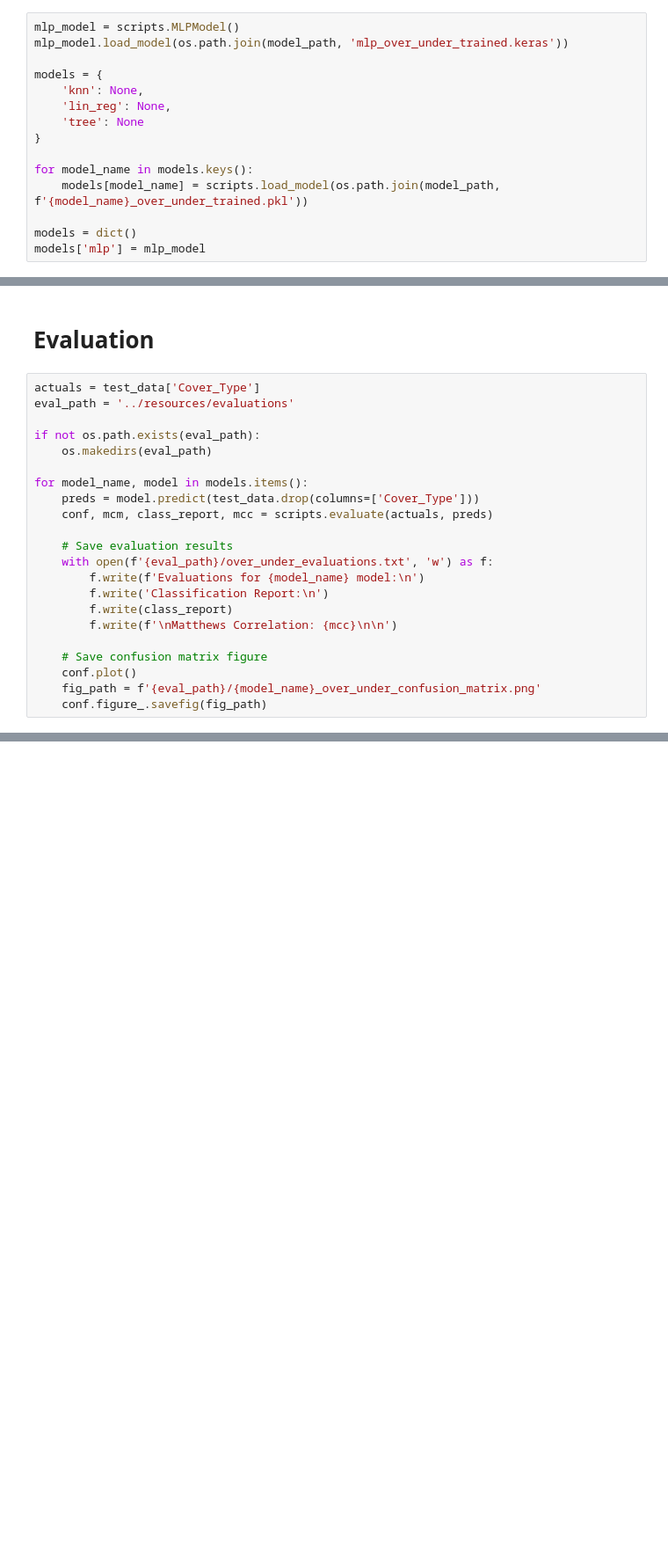
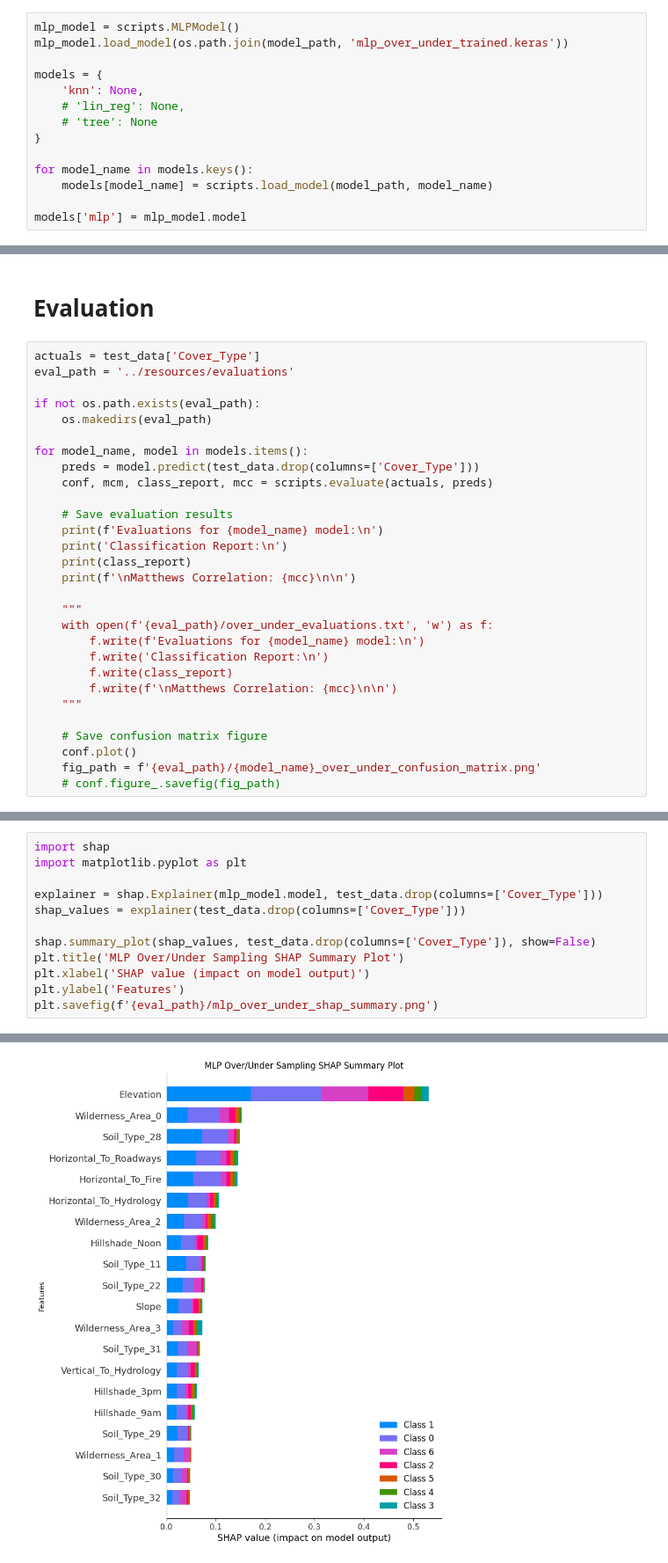
Before and after one commit to Sb4345/CSCI-635-1-Group-5, a Jupyter notebook: code/evaluations.ipynb, the cells around one changed output, grey strips where cells are left out. Shown at 88% size. Drawn from its saved outputs; the diff is of its cells as text; blank space fills up the shorter version.

Commit message:
SHAP summary knn, mlp
SHAP summary plots for knn and mlp models

```diff
--- a/code/evaluations.ipynb
+++ b/code/evaluations.ipynb
@@ -19,12 +18,11 @@ mlp_model.load_model(os.path.join(model_path, 'mlp_over_under_trained.keras'))
 
 models = {
     'knn': None,
-    'lin_reg': None,
-    'tree': None
+    # 'lin_reg': None,
+    # 'tree': None
 }
 
 for model_name in models.keys():
-    models[model_name] = scripts.load_model(os.path.join(model_path, f'{model_name}_over_under_trained.pkl'))
+    models[model_name] = scripts.load_model(model_path, model_name)
 
-models = dict()
-models['mlp'] = mlp_model
+models['mlp'] = mlp_model.model
@@ -45,15 +40,22 @@ for model_name, model in models.items():
     conf, mcm, class_report, mcc = scripts.evaluate(actuals, preds)
 
     # Save evaluation results
+    print(f'Evaluations for {model_name} model:\n')
+    print('Classification Report:\n')
+    print(class_report)
+    print(f'\nMatthews Correlation: {mcc}\n\n')
+
+    """
     with open(f'{eval_path}/over_under_evaluations.txt', 'w') as f:
         f.write(f'Evaluations for {model_name} model:\n')
         f.write('Classification Report:\n')
         f.write(class_report)
         f.write(f'\nMatthews Correlation: {mcc}\n\n')
+    """
 
     # Save confusion matrix figure
     conf.plot()
     fig_path = f'{eval_path}/{model_name}_over_under_confusion_matrix.png'
-    conf.figure_.savefig(fig_path)
+    # conf.figure_.savefig(fig_path)
 # %% [output]
 [figure]
@@ -59,0 +69,13 @@ for model_name, model in models.items():
+# %%
+import shap
+import matplotlib.pyplot as plt
+
+explainer = shap.Explainer(mlp_model.model, test_data.drop(columns=['Cover_Type']))
+shap_values = explainer(test_data.drop(columns=['Cover_Type']))
+
+shap.summary_plot(shap_values, test_data.drop(columns=['Cover_Type']), show=False)
+plt.title('MLP Over/Under Sampling SHAP Summary Plot')
+plt.xlabel('SHAP value (impact on model output)')
+plt.ylabel('Features')
+plt.savefig(f'{eval_path}/mlp_over_under_shap_summary.png')
+# %% [output]
@@ -59,0 +83 @@ for model_name, model in models.items():
+[figure, added]
```
Also changed, not shown: parts of 9 cells of this notebook, 2 other files.
